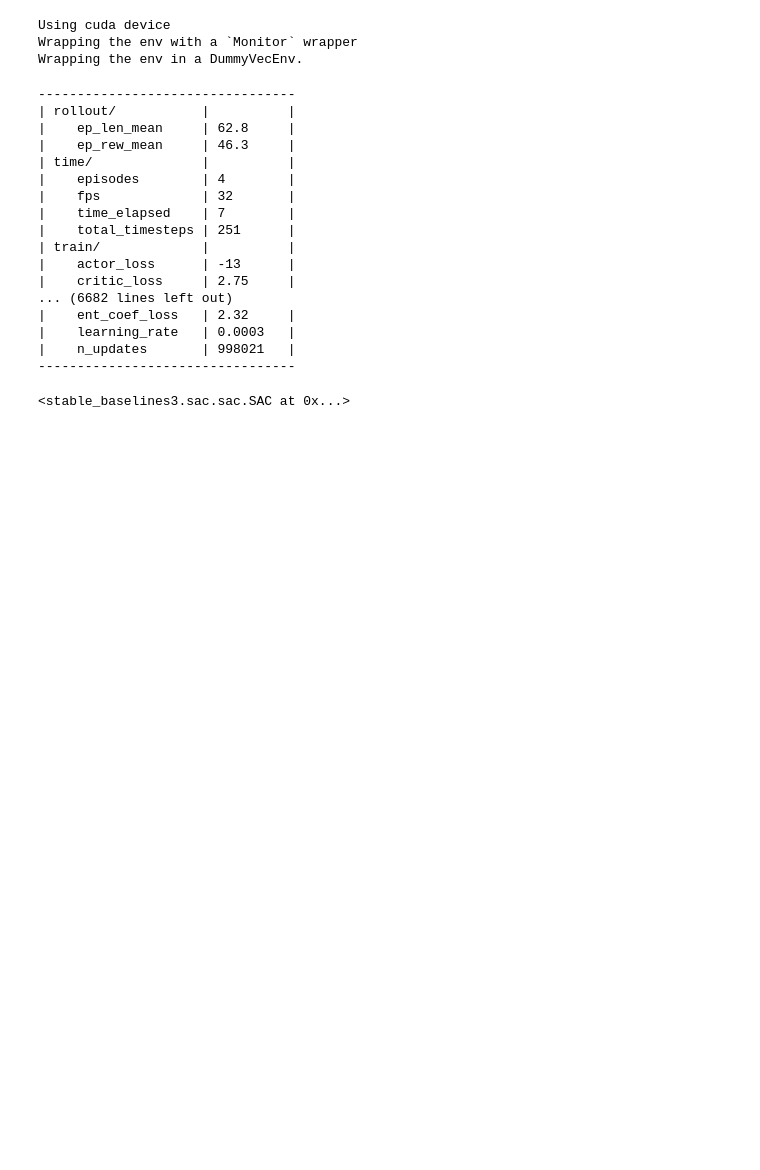
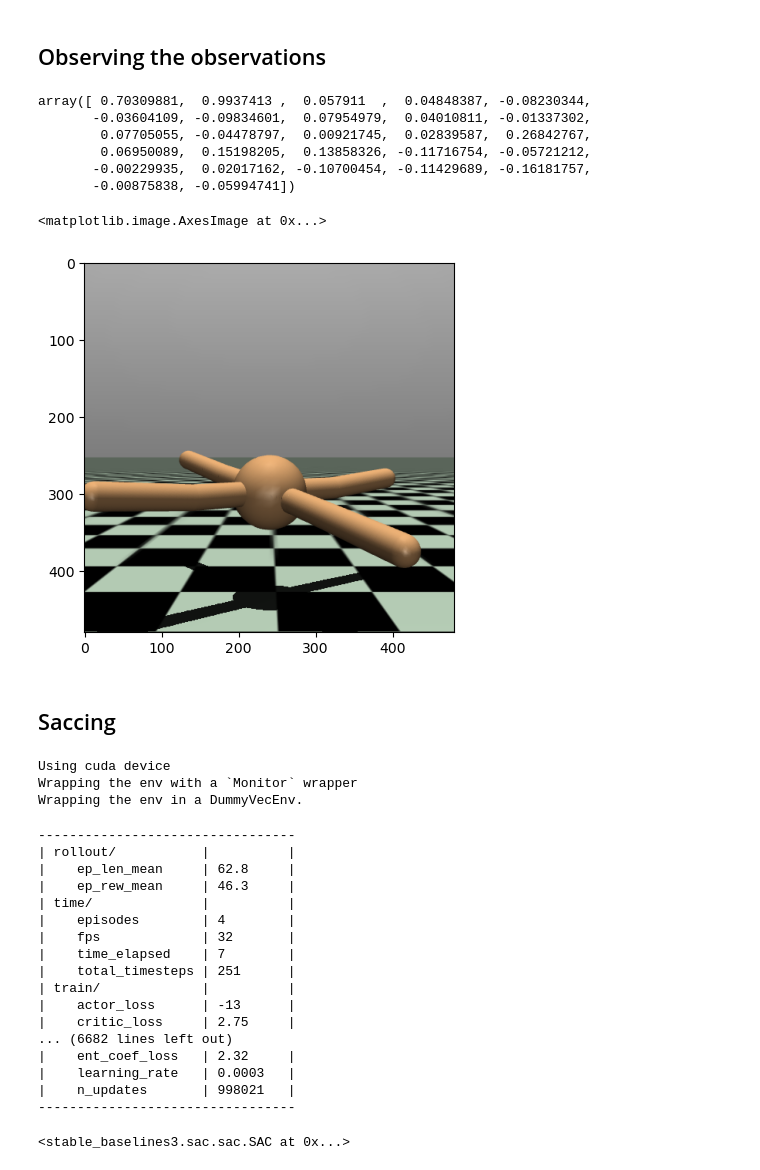
Before and after one commit to superkisa/new-life, a Jupyter notebook: notebooks/ant.ipynb, the cells around one changed output. Drawn from its saved outputs; the diff is of its cells as text; code cells hidden in the pictures; blank space fills up the shorter version.

```diff
--- a/notebooks/ant.ipynb
+++ b/notebooks/ant.ipynb
@@ -7 +11,3 @@ WARNING:tensorflow:From c:\Users\COCUTERSASHA\.micromamba\envs\ml311\Lib\site-pa
+# %% [markdown]
+## Observing the observations
 # %%
@@ -8,0 +19,9 @@ env = gym.make('Ant-v4', ctrl_cost_weight=0.1, use_contact_forces=True, render_m
+# %%
+observation
+# %% [output]
+array([ 0.70309881,  0.9937413 ,  0.057911  ,  0.04848387, -0.08230344,
+       -0.03604109, -0.09834601,  0.07954979,  0.04010811, -0.01337302,
+        0.07705055, -0.04478797,  0.00921745,  0.02839587,  0.26842767,
+        0.06950089,  0.15198205,  0.13858326, -0.11716754, -0.05721212,
+       -0.00229935,  0.02017162, -0.10700454, -0.11429689, -0.16181757,
+       -0.00875838, -0.05994741])
@@ -9,3 +30,10 @@ env = gym.make('Ant-v4', ctrl_cost_weight=0.1, use_contact_forces=True, render_m
+# %%
+plt.imshow( )
+# %% [output]
+<matplotlib.image.AxesImage at 0x...>
+[figure, added]
+# %% [markdown]
+## Saccing
 # %%
 # Loading the model
 model = SAC.load("sac_ant_v2")
```
Also changed, not shown: parts of 5 cells of this notebook, 12 other files.
